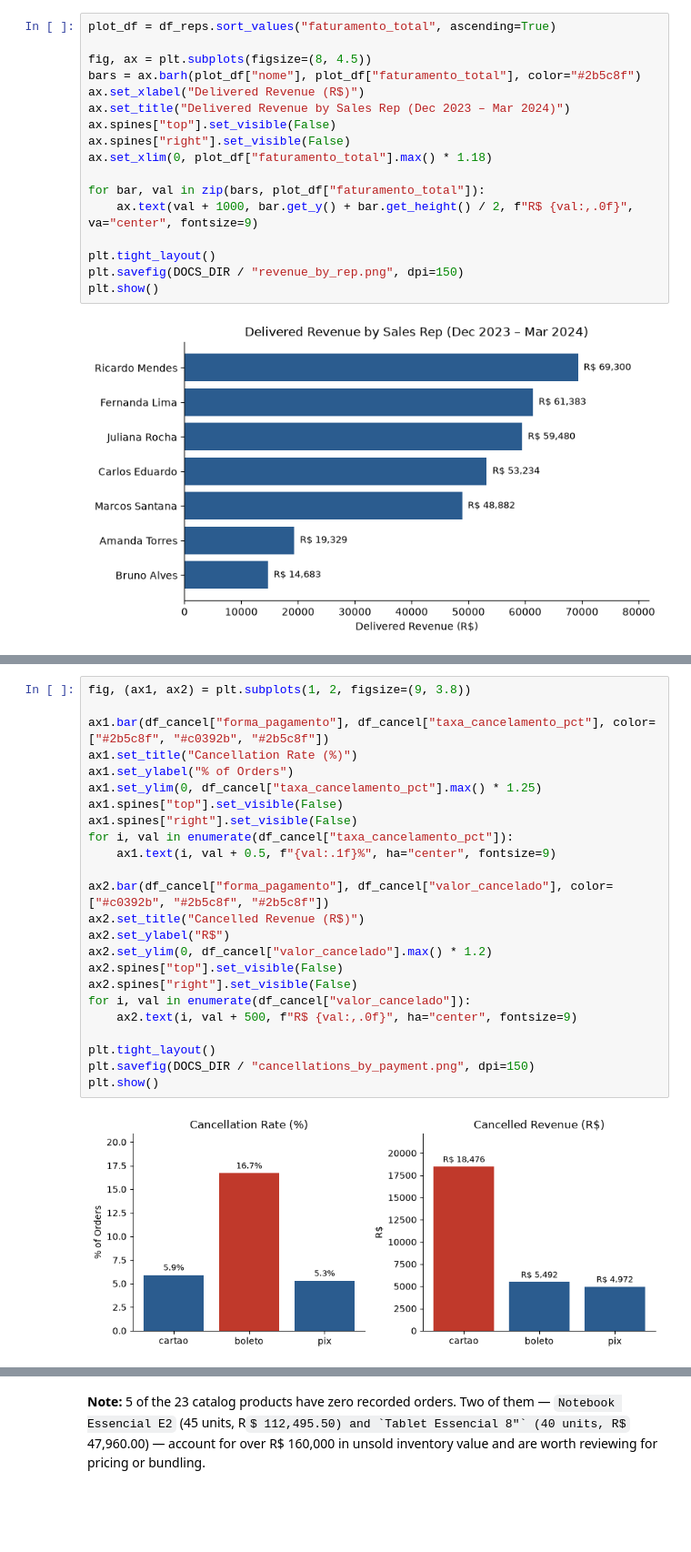
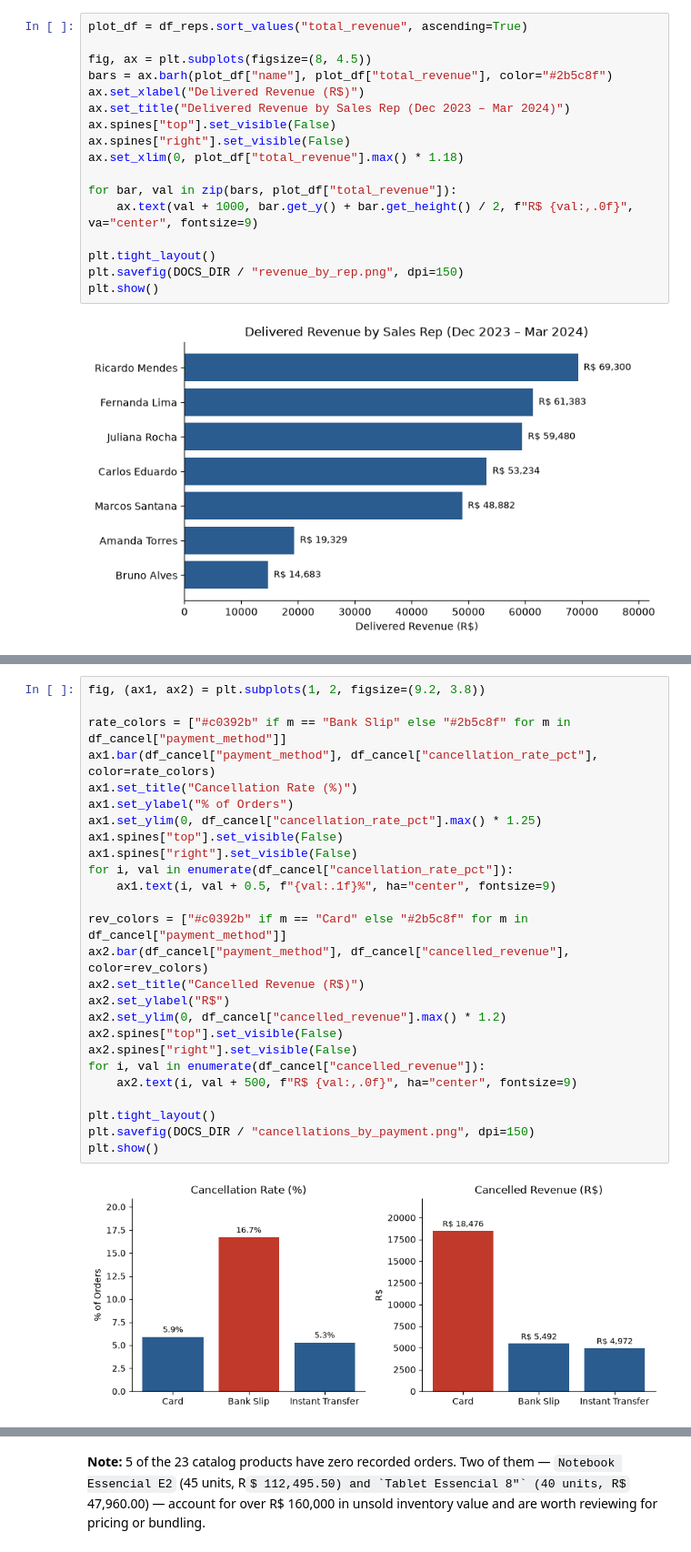
Before and after one commit to NickNunes26/datamundo-practice, a Jupyter notebook: first_week_report.ipynb, the cells around one changed output, grey strips where cells are left out. Shown at 91% size. Drawn from its saved outputs; the diff is of its cells as text; some formulas as TeX source; blank space fills up the shorter version.

```diff
--- a/first_week_report.ipynb
+++ b/first_week_report.ipynb
@@ -244,15 +255,15 @@ df_reps
 # %%
-plot_df = df_reps.sort_values("faturamento_total", ascending=True)
+plot_df = df_reps.sort_values("total_revenue", ascending=True)
 
 fig, ax = plt.subplots(figsize=(8, 4.5))
-bars = ax.barh(plot_df["nome"], plot_df["faturamento_total"], color="#2b5c8f")
+bars = ax.barh(plot_df["name"], plot_df["total_revenue"], color="#2b5c8f")
 ax.set_xlabel("Delivered Revenue (R$)")
 ax.set_title("Delivered Revenue by Sales Rep (Dec 2023 – Mar 2024)")
 ax.spines["top"].set_visible(False)
 ax.spines["right"].set_visible(False)
-ax.set_xlim(0, plot_df["faturamento_total"].max() * 1.18)
+ax.set_xlim(0, plot_df["total_revenue"].max() * 1.18)
 
-for bar, val in zip(bars, plot_df["faturamento_total"]):
+for bar, val in zip(bars, plot_df["total_revenue"]):
     ax.text(val + 1000, bar.get_y() + bar.get_height() / 2, f"R$ {val:,.0f}", va="center", fontsize=9)
 
 plt.tight_layout()
@@ -288,27 +299,29 @@ df_cancel
 # %%
-fig, (ax1, ax2) = plt.subplots(1, 2, figsize=(9, 3.8))
+fig, (ax1, ax2) = plt.subplots(1, 2, figsize=(9.2, 3.8))
 
-ax1.bar(df_cancel["forma_pagamento"], df_cancel["taxa_cancelamento_pct"], color=["#2b5c8f", "#c0392b", "#2b5c8f"])
+rate_colors = ["#c0392b" if m == "Bank Slip" else "#2b5c8f" for m in df_cancel["payment_method"]]
+ax1.bar(df_cancel["payment_method"], df_cancel["cancellation_rate_pct"], color=rate_colors)
 ax1.set_title("Cancellation Rate (%)")
 ax1.set_ylabel("% of Orders")
-ax1.set_ylim(0, df_cancel["taxa_cancelamento_pct"].max() * 1.25)
+ax1.set_ylim(0, df_cancel["cancellation_rate_pct"].max() * 1.25)
 ax1.spines["top"].set_visible(False)
 ax1.spines["right"].set_visible(False)
-for i, val in enumerate(df_cancel["taxa_cancelamento_pct"]):
+for i, val in enumerate(df_cancel["cancellation_rate_pct"]):
     ax1.text(i, val + 0.5, f"{val:.1f}%", ha="center", fontsize=9)
 
-ax2.bar(df_cancel["forma_pagamento"], df_cancel["valor_cancelado"], color=["#c0392b", "#2b5c8f", "#2b5c8f"])
+rev_colors = ["#c0392b" if m == "Card" else "#2b5c8f" for m in df_cancel["payment_method"]]
+ax2.bar(df_cancel["payment_method"], df_cancel["cancelled_revenue"], color=rev_colors)
 ax2.set_title("Cancelled Revenue (R$)")
 ax2.set_ylabel("R$")
-ax2.set_ylim(0, df_cancel["valor_cancelado"].max() * 1.2)
+ax2.set_ylim(0, df_cancel["cancelled_revenue"].max() * 1.2)
 ax2.spines["top"].set_visible(False)
 ax2.spines["right"].set_visible(False)
-for i, val in enumerate(df_cancel["valor_cancelado"]):
+for i, val in enumerate(df_cancel["cancelled_revenue"]):
     ax2.text(i, val + 500, f"R$ {val:,.0f}", ha="center", fontsize=9)
 
 plt.tight_layout()
 plt.savefig(DOCS_DIR / "cancellations_by_payment.png", dpi=150)
 plt.show()
 # %% [output]
-[figure, old version]
+[figure, new version]
 # %% [markdown]
```
Also changed, not shown: parts of 32 cells of this notebook, 3 other files.
